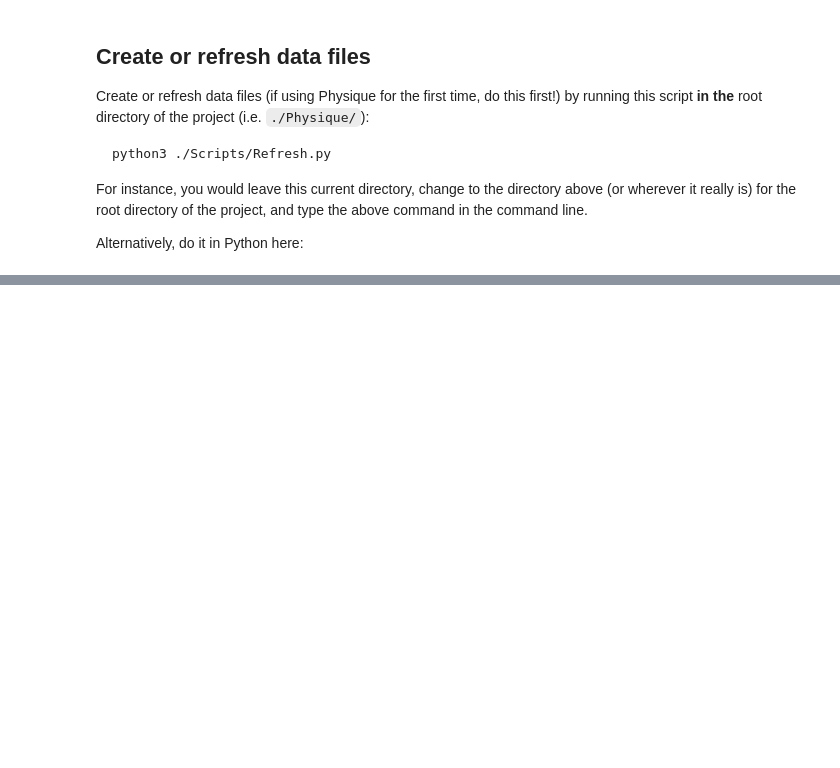
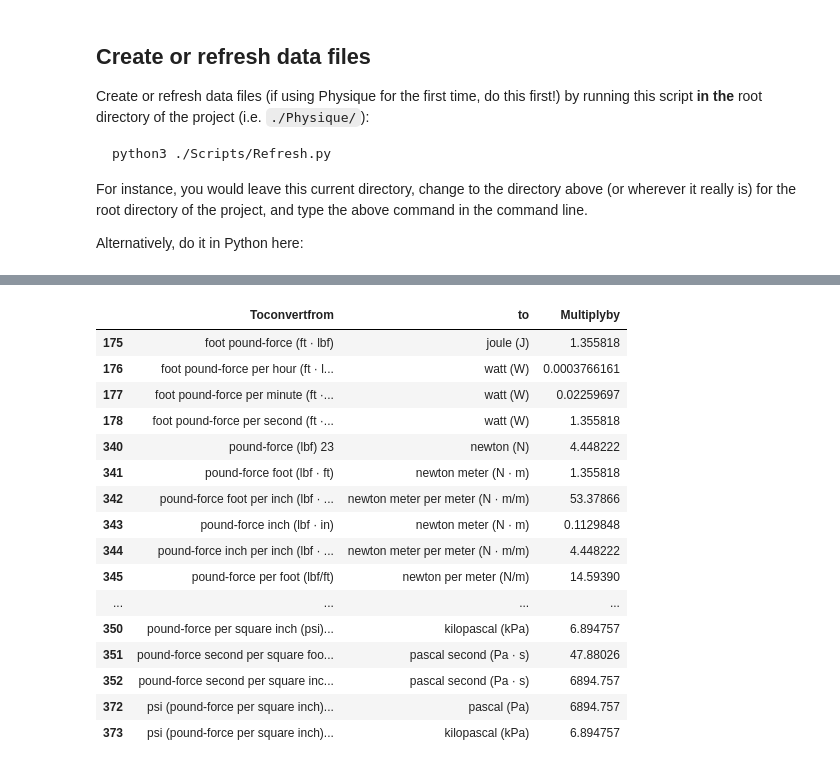
Before and after one commit to ernestyalumni/Propulsion, a Jupyter notebook: Physique.ipynb, the cells around one changed output, grey strips where cells are left out. Drawn from its saved outputs; the diff is of its cells as text; code cells hidden in the pictures; blank space fills up the shorter version.

```diff
--- a/Physique.ipynb
+++ b/Physique.ipynb
@@ -33,0 +133,20 @@ print(os.getcwd())
+# %%
+Conversions[Conversions['Toconvertfrom'].str.contains("pound-force ")]
+# %% [output]
+|  | Toconvertfrom | to | Multiplyby |
+| 175 | foot pound-force (ft · lbf) | joule (J) | 1.355818 |
+| 176 | foot pound-force per hour (ft · l... | watt (W) | 0.0003766161 |
+| 177 | foot pound-force per minute (ft ·... | watt (W) | 0.02259697 |
+| 178 | foot pound-force per second (ft ·... | watt (W) | 1.355818 |
+| 340 | pound-force (lbf) 23 | newton (N) | 4.448222 |
+| 341 | pound-force foot (lbf · ft) | newton meter (N · m) | 1.355818 |
+| 342 | pound-force foot per inch (lbf · ... | newton meter per meter (N · m/m) | 53.37866 |
+| 343 | pound-force inch (lbf · in) | newton meter (N · m) | 0.1129848 |
+| 344 | pound-force inch per inch (lbf · ... | newton meter per meter (N · m/m) | 4.448222 |
+| 345 | pound-force per foot (lbf/ft) | newton per meter (N/m) | 14.59390 |
+| ... | ... | ... | ... |
+| 350 | pound-force per square inch (psi)... | kilopascal (kPa) | 6.894757 |
+| 351 | pound-force second per square foo... | pascal second (Pa · s) | 47.88026 |
+| 352 | pound-force second per square inc... | pascal second (Pa · s) | 6894.757 |
+| 372 | psi (pound-force per square inch)... | pascal (Pa) | 6894.757 |
+| 373 | psi (pound-force per square inch)... | kilopascal (kPa) | 6.894757 |
```
Also changed, not shown: parts of 37 cells of this notebook, 3 other files.
